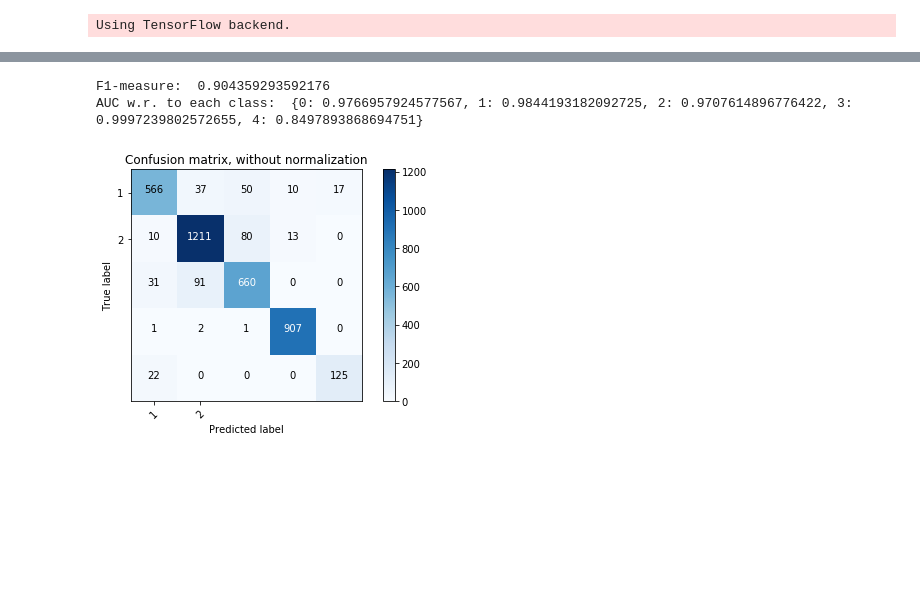
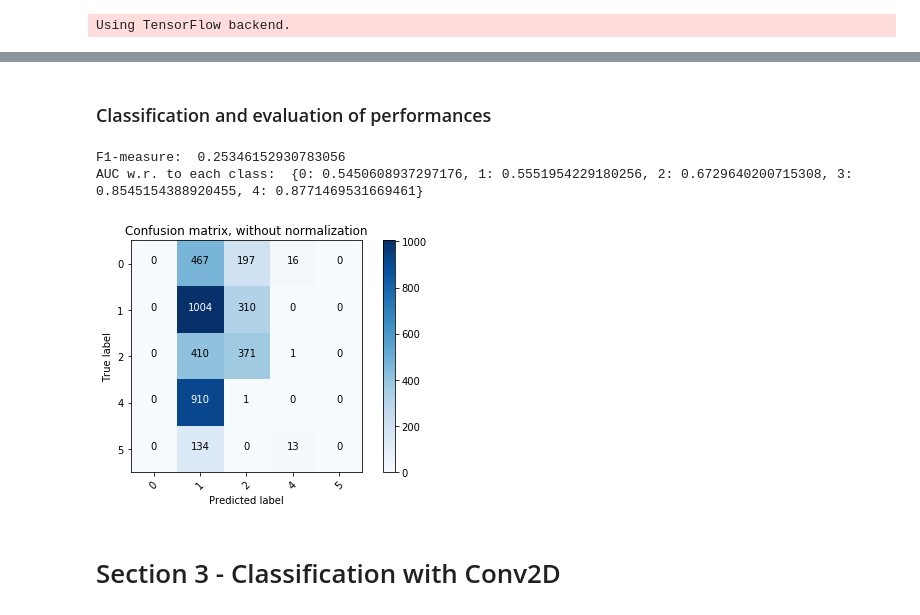
Before and after one commit to MatteoDrago/hda-project, a Jupyter notebook: code/TASK_A.ipynb, the cells around one changed output, grey strips where cells are left out. Saved outputs shown, nothing was run; the diff lists cells and outputs as text; code cells hidden in the pictures; blank space fills up the shorter version.

Commit message:
set up task A

```diff
--- a/code/TASK_A.ipynb
+++ b/code/TASK_A.ipynb
@@ -22,3 +15,11 @@ import matplotlib.pyplot as plt
 from keras.optimizers import Adam
 # %% [output]
 Using TensorFlow backend.
+# %%
+# parameters definition
+
+subject = 1
+folder = "./data/reduced/"
+label_col = 0     # default for task A
+window_size = 15
+stride = 15
@@ -150,4 +154,6 @@ Epoch 10/10
 <keras.callbacks.History at 0x...>
+# %% [markdown]
+### Classification and evaluation of performances
 # %%
 # predict labels
 Y_pred_s = model_unidim.predict(X_test_s)
@@ -160,15 +166,17 @@ Y_pred_hard = np.argmax(Y_pred_s, axis=1)
 print("F1-measure: ", utils.f1_score(Y_test_hard, Y_pred_hard, average='weighted'))
 print("AUC w.r. to each class: ", utils.AUC(Y_test_s, Y_pred_s, classes))
 # %% [output]
-F1-measure:  0.904359293592176
-AUC w.r. to each class:  {0: 0.9766957924577567, 1: 0.9844193182092725, 2: 0.9707614896776422, 3: 0.9997239802572655, 4: 0.8497893868694751}
+F1-measure:  0.25346152930783056
+AUC w.r. to each class:  {0: 0.5450608937297176, 1: 0.5551954229180256, 2: 0.6729640200715308, 3: 0.8545154388920455, 4: 0.8771469531669461}
 # %%
 # Compute and plot confusion matrix
 cnf_matrix = utils.confusion_matrix(Y_test_hard, Y_pred_hard)
 np.set_printoptions(precision=2)
 
 plt.figure()
-utils.plot_confusion_matrix(cnf_matrix, classes=[1,2],
+utils.plot_confusion_matrix(cnf_matrix, classes=[0,1,2,4,5],
                       title='Confusion matrix, without normalization')
 # %% [output]
-[figure, old version]
+[figure, new version]
+# %% [markdown]
+# Section 3 - Classification with Conv2D
```
Also changed, not shown: parts of 12 cells of this notebook, 4 other files.
